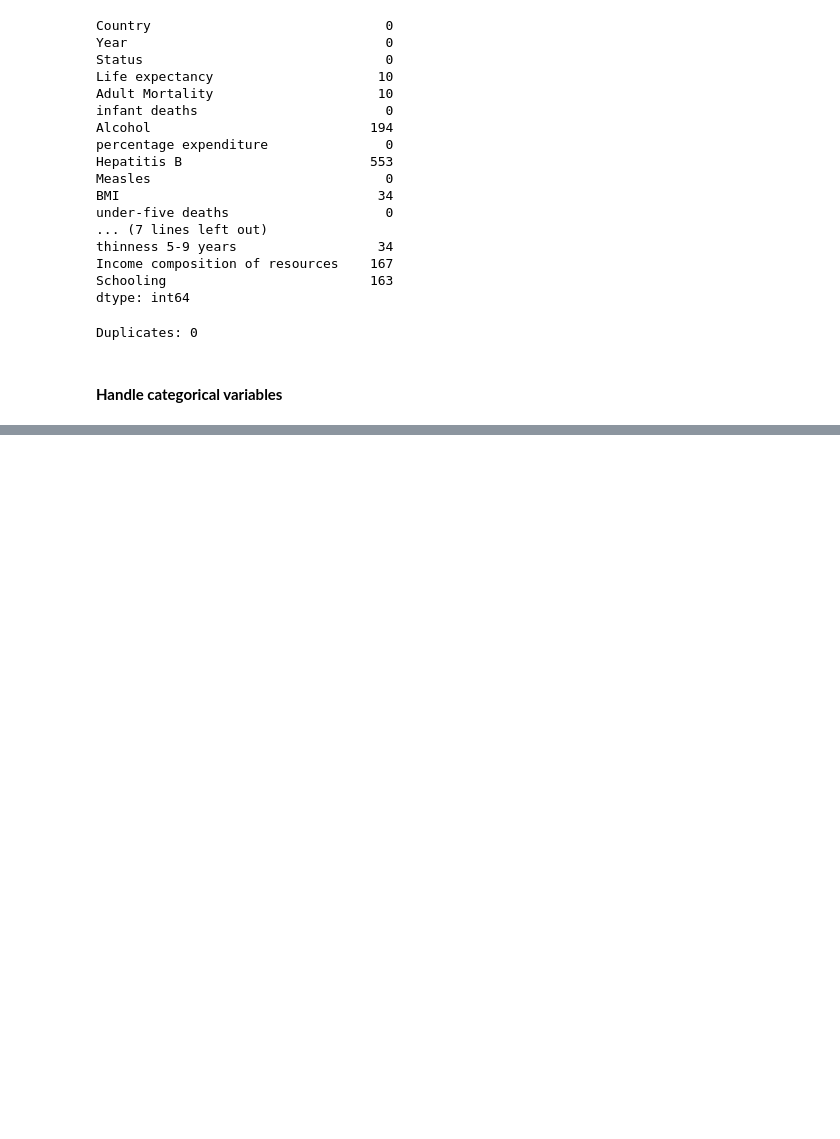
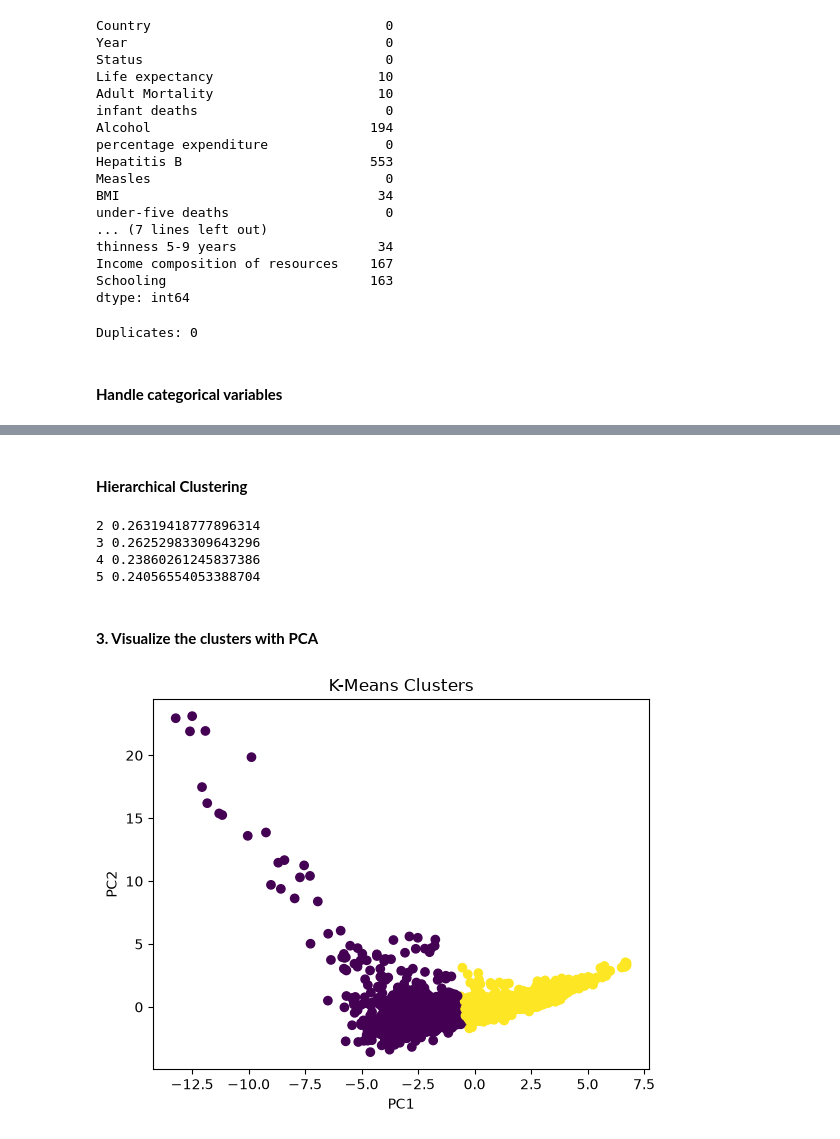
Before and after one commit to Yvesangwa/AI_labs, a Jupyter notebook: Lesson_9_Unsupervised_ML/Predicting_life_expectancy_Unsupervised_ML.ipynb, the cells around one changed output, grey strips where cells are left out. Drawn from its saved outputs; the diff is of its cells as text; code cells hidden in the pictures; blank space fills up the shorter version.

Commit message:
Clustering and PCA

```diff
--- a/Lesson_9_Unsupervised_ML/Predicting_life_expectancy_Unsupervised_ML.ipynb
+++ b/Lesson_9_Unsupervised_ML/Predicting_life_expectancy_Unsupervised_ML.ipynb
@@ -123,0 +143,19 @@ X_scaled = pd.DataFrame(
+# %%
+# Calculating at k=2 (Highest score)
+
+kmeans = KMeans(n_clusters=2, random_state=42)
+kmeans_labels = kmeans.fit_predict(X_scaled)
+# %% [markdown]
+#### **Hierarchical Clustering**
+# %%
+# Determine the number of clusters
+
+for k in range(2, 6):
+    model = AgglomerativeClustering(n_clusters=k)
+    labels = model.fit_predict(X_scaled)
+    print(k, silhouette_score(X_scaled, labels))
+# %% [output]
+2 0.26319418777896314
+3 0.26252983309643296
+4 0.23860261245837386
+5 0.24056554053388704
@@ -123,0 +166,18 @@ X_scaled = pd.DataFrame(
+# %% [markdown]
+#### **3. Visualize the clusters with PCA**
+# %%
+# Reduce variables to two dimensions
+
+pca = PCA(n_components=2)
+X_pca = pca.fit_transform(X_scaled)
+# %%
+# Visualize K-Means
+
+plt.scatter(X_pca[:, 0], X_pca[:, 1], c=kmeans_labels)
+
+plt.xlabel("PC1")
+plt.ylabel("PC2")
+plt.title("K-Means Clusters")
+plt.show()
+# %% [output]
+[figure, added]
```
Also changed, not shown: parts of 6 cells of this notebook.
